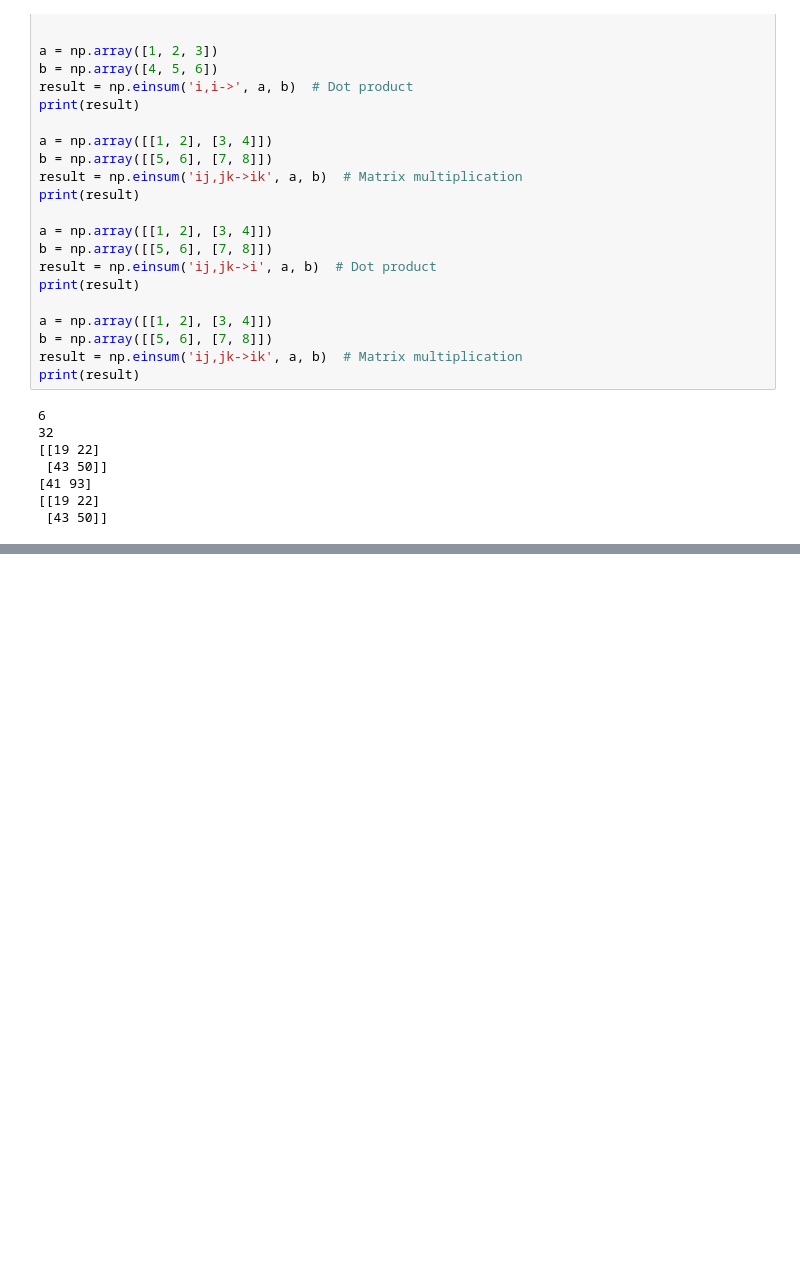
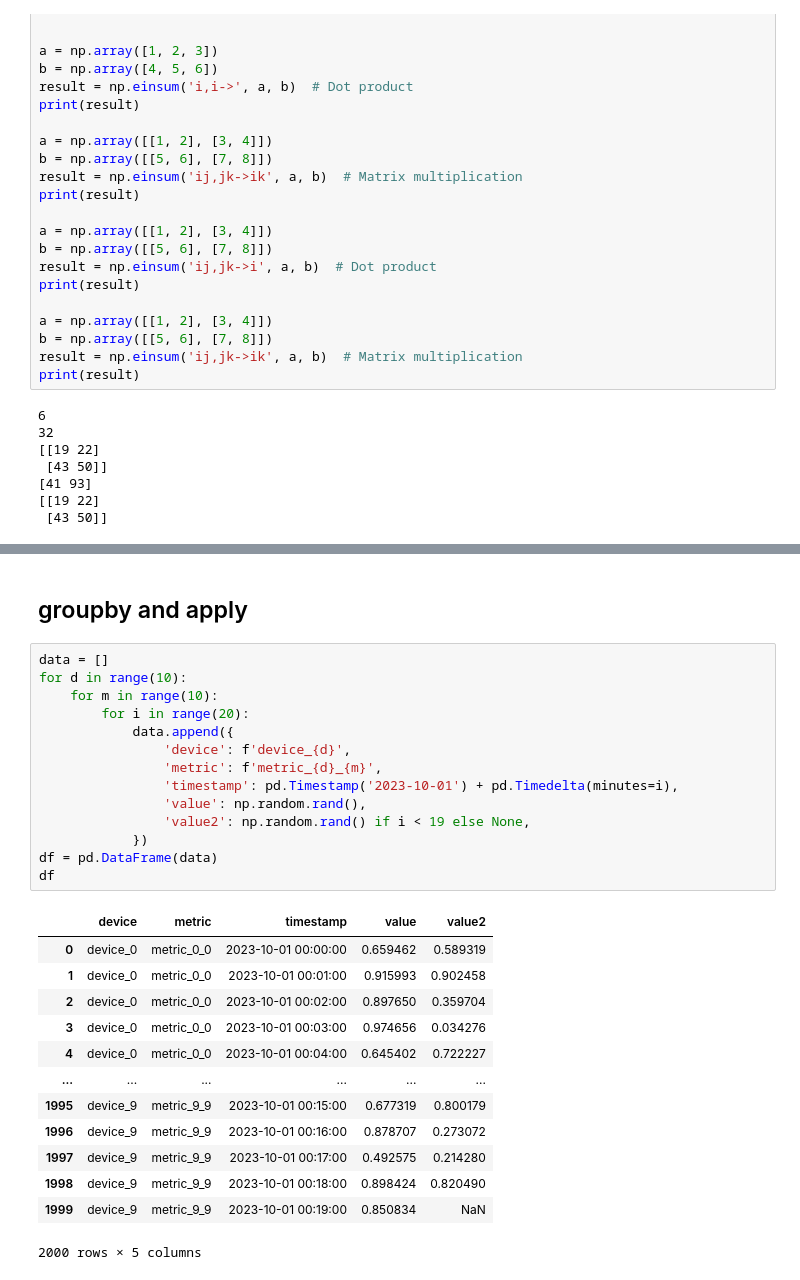
Before and after one commit to jinyongnan810/RNN-practices, a Jupyter notebook: pandas-practices/pandas-practices.ipynb, the cells around one changed output, grey strips where cells are left out. Saved outputs shown, nothing was run; the diff lists cells and outputs as text; blank space fills up the shorter version.

```diff
--- a/pandas-practices/pandas-practices.ipynb
+++ b/pandas-practices/pandas-practices.ipynb
@@ -536,0 +589,30 @@ print(result)
+# %% [markdown]
+## groupby and apply
+# %%
+data = []
+for d in range(10):
+    for m in range(10):
+        for i in range(20):
+            data.append({
+                'device': f'device_{d}',
+                'metric': f'metric_{d}_{m}',
+                'timestamp': pd.Timestamp('2023-10-01') + pd.Timedelta(minutes=i),
+                'value': np.random.rand(),
+                'value2': np.random.rand() if i < 19 else None,
+            })
+df = pd.DataFrame(data)
+df
+# %% [output]
+|  | device | metric | timestamp | value | value2 |
+| 0 | device_0 | metric_0_0 | 2023-10-01 00:00:00 | 0.659462 | 0.589319 |
+| 1 | device_0 | metric_0_0 | 2023-10-01 00:01:00 | 0.915993 | 0.902458 |
+| 2 | device_0 | metric_0_0 | 2023-10-01 00:02:00 | 0.897650 | 0.359704 |
+| 3 | device_0 | metric_0_0 | 2023-10-01 00:03:00 | 0.974656 | 0.034276 |
+| 4 | device_0 | metric_0_0 | 2023-10-01 00:04:00 | 0.645402 | 0.722227 |
+| ... | ... | ... | ... | ... | ... |
+| 1995 | device_9 | metric_9_9 | 2023-10-01 00:15:00 | 0.677319 | 0.800179 |
+| 1996 | device_9 | metric_9_9 | 2023-10-01 00:16:00 | 0.878707 | 0.273072 |
+| 1997 | device_9 | metric_9_9 | 2023-10-01 00:17:00 | 0.492575 | 0.214280 |
+| 1998 | device_9 | metric_9_9 | 2023-10-01 00:18:00 | 0.898424 | 0.820490 |
+| 1999 | device_9 | metric_9_9 | 2023-10-01 00:19:00 | 0.850834 | NaN |
+2000 rows × 5 columns
```
Also changed, not shown: parts of 16 cells of this notebook, 1 other file.
